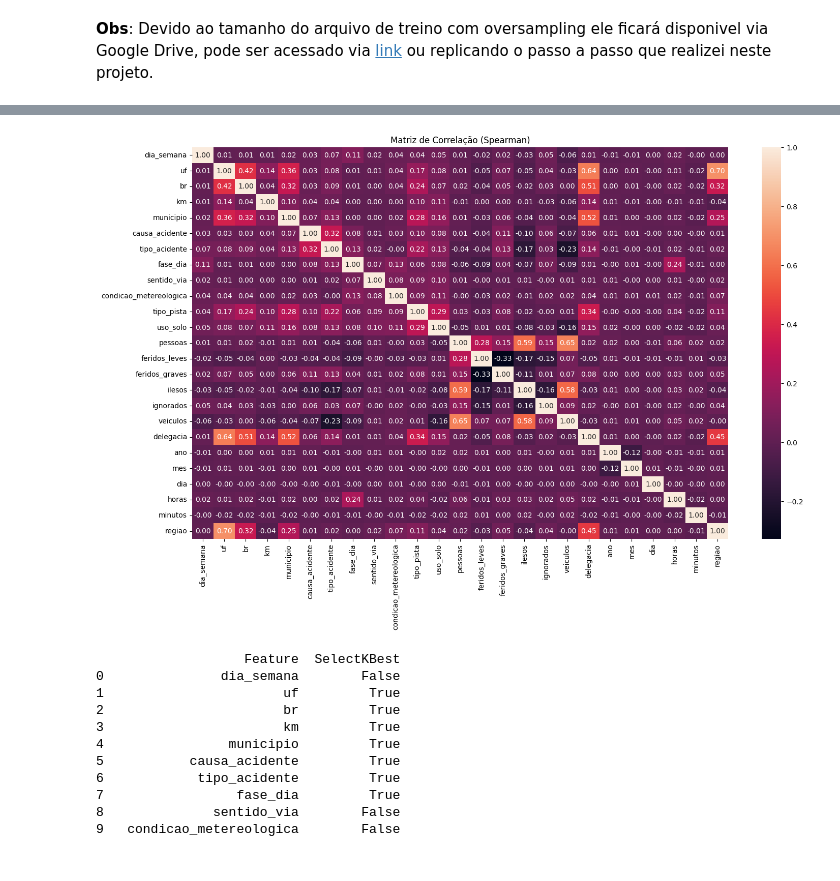
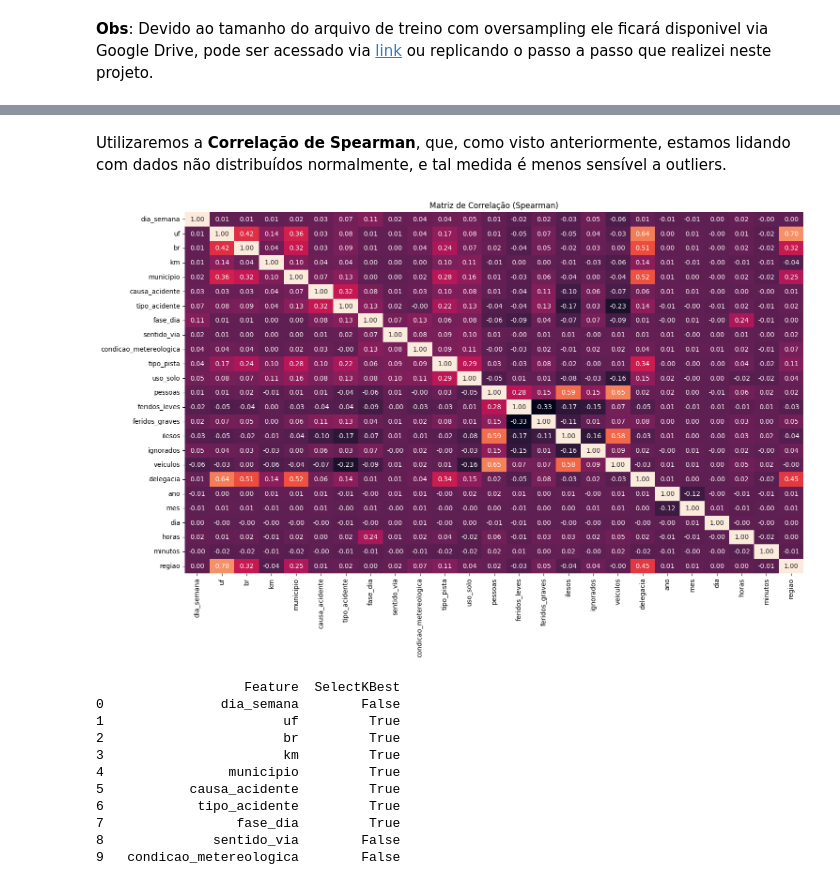
Before and after one commit to Muniz97/Data-Science---Federal-road-accidents---Brazil, a Jupyter notebook: 4 - Model/Federal_Accidents_Model.ipynb, the cells around one changed output, grey strips where cells are left out. Cells and saved outputs as stored; diff of their text form; code cells hidden in the pictures.

```diff
--- a/4 - Model/Federal_Accidents_Model.ipynb
+++ b/4 - Model/Federal_Accidents_Model.ipynb
@@ -58,12 +74,14 @@ Acidentes com vitimas fatais (evento): 10666
+# %% [markdown]
+Utilizaremos a **Correlação de Spearman**, que, como visto anteriormente, estamos lidando com dados não distribuídos normalmente, e tal medida é menos sensível a outliers.
 # %%
 # Correlação por Spearman
 matriz = x_train.corr(method = 'spearman')
 plt.figure(figsize = (17,10))
-sns.heatmap(matriz, annot = True, fmt = '.2f')
+sns.heatmap(matriz, annot = True, fmt = '.2f' , cbar = False)
 plt.title('Matriz de Correlação (Spearman)')
 plt.show()
 # %% [output]
-[figure, old version]
+[figure, new version]
 # %%
 # Aplicando o SelectKBest e seus parametros
 k_best = SelectKBest(f_classif, k = 16)
```
Also changed, not shown: parts of 14 cells of this notebook.
